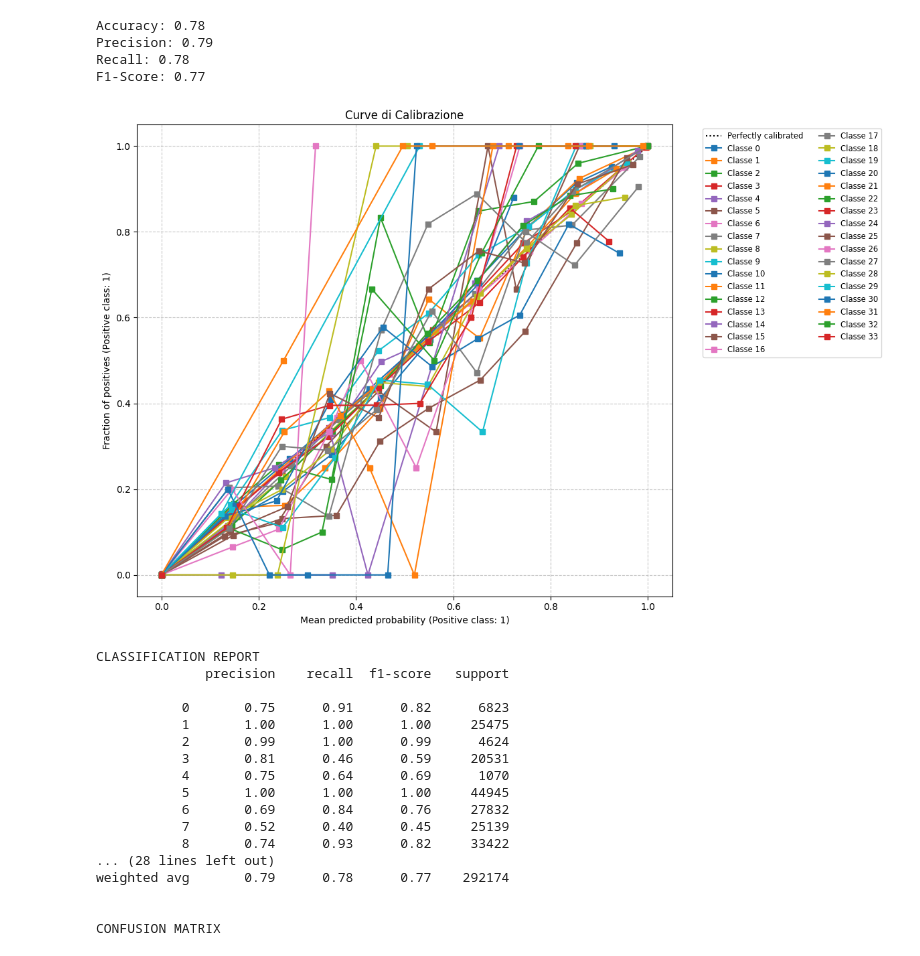
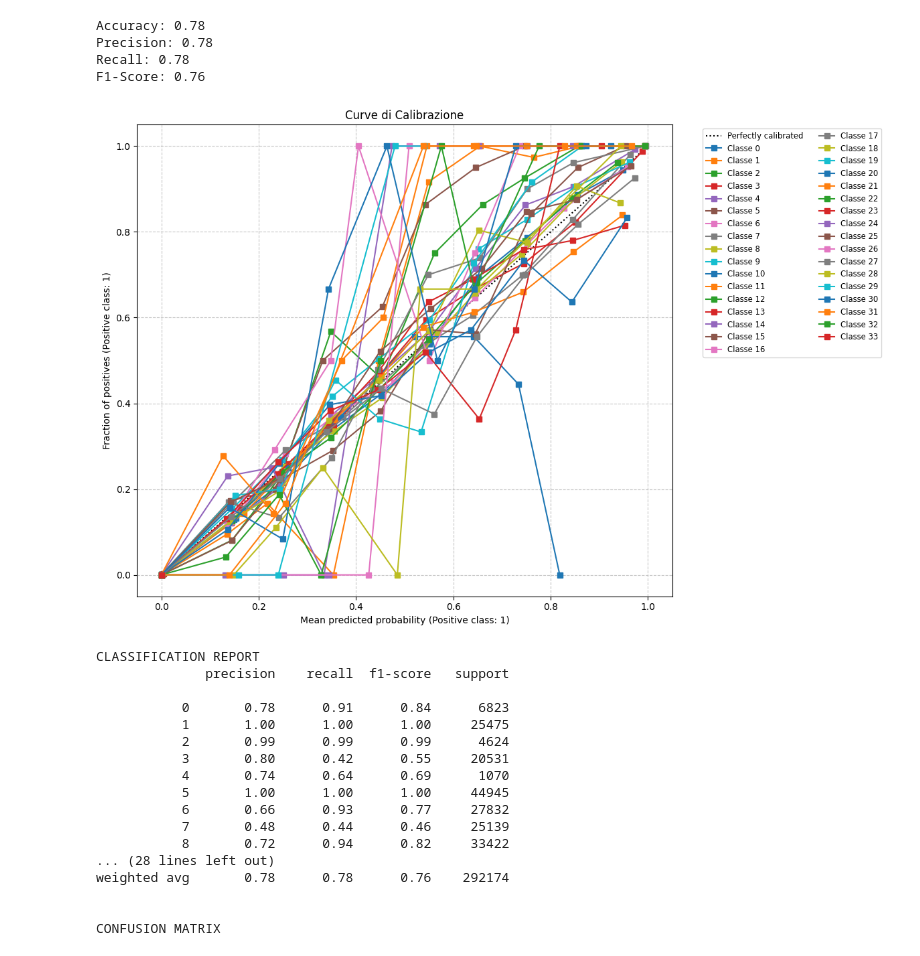
Before and after one commit to MattiaChiari/ML-Network-Traffic-Analysis, a Jupyter notebook: Py/index.ipynb, the cells around one changed output. Cells and saved outputs as stored; diff of their text form; code cells hidden in the pictures.

```diff
--- a/Py/index.ipynb
+++ b/Py/index.ipynb
@@ -229,19 +265,42 @@ CONFUSION MATRIX
 # %%
+
 # Random Forest
 from sklearn.ensemble import RandomForestClassifier
 from sklearn.metrics import accuracy_score, precision_score, recall_score, f1_score
 
 X_train, X_test, y_train, y_test = train_test_split(X, y, test_size=0.2, random_state=42)
 
+# -- Oversampling e Undersampling --
+MAX_RIGHE = 15000
+MIN_RIGHE = 3000
+
+#Funzioni per il calcolo dei conteggi, necessarie per utilizzare il calibratore. (se non lo mettessimo quandoil calibrtore divide i dati in 3 i smapler vanno in crash)
+def calcola_under(y_al_momento):
+    conteggi = Counter(y_al_momento)
+    return {clas: min(n, MAX_RIGHE) for clas, n in conteggi.items()}
+
+def calcola_over(y_al_momento):
+    conteggi = Counter(y_al_momento)
+    return {clas: max(n, MIN_RIGHE) for clas, n in conteggi.items()}
+
+undersampler = RandomUnderSampler(sampling_strategy=calcola_under, random_state=42)
+oversampler  = SMOTE(sampling_strategy=calcola_over, random_state=42, k_neighbors=3)
+
 rf_model = RandomForestClassifier(
     n_estimators=100,
-    max_depth=20,                          # Aggiungo un max_depth così da poter non far crushare la ram
-    class_weight='balanced',                # Necessario per bilanciare gli output a causa dello sbilanciamento del dataset
+    #max_depth=20,                          # Aggiungo un max_depth così da poter non far crushare la ram
+    #class_weight='balanced',                # Necessario per bilanciare gli output a causa dello sbilanciamento del dataset
     random_state=42,
     n_jobs=-1
 )
 
-calibrated_rf = CalibratedClassifierCV(rf_model, method='isotonic', cv=3)
+pipeline_rf = Pipeline(steps=[
+    ('Riduci_Maggioranza', undersampler),
+    ('Aumenta_Minoranza', oversampler),
+    ('Classificatore_RF', rf_model)
+])
+
+calibrated_rf = CalibratedClassifierCV(pipeline_rf, method='isotonic', cv=3)
 calibrated_rf.fit(X_train, y_train)
 
 y_pred_rf = calibrated_rf.predict(X_test)
@@ -284,50 +343,56 @@ print(classification_report(y_test, y_pred_rf, zero_division=0))
 print("\nCONFUSION MATRIX")
 cm = confusion_matrix(y_test, y_pred_rf)
 plt.figure(figsize=(15, 12))
 sns.heatmap(cm, annot=True,fmt='g', annot_kws={"size":7}, cmap='Blues',cbar=True)
 plt.title('Random Forest')
 plt.xlabel('Classe Predetta')
 plt.ylabel('Classe Reale')
 plt.show()
 
 # TEST
 # Prova con n_estimators = 100 e test/train di 70%30%, Risultati: Accuracy: 0.78, Precision: 0.78, Recall: 0.77, F1-Score: 0.78
 # Prova con n_estimators = 100, test/train di 70%30% e max_depth:20, Risultati: Accuracy: 0.76, Precision: 0.78, Recall: 0.76, F1-Score: 0.76 T_Esec: 1:24
 # Prova con n_estimators = 100, test/train di 80%20% e max_depth:20, Risultati: Accuracy: 0.76, Precision: 0.78, Recall: 0.76, F1-Score: 0.76 T_Esec: 1:47
 # Prova con n_estimators = 200, test/train di 70%30% e max_depth:20, Risultati: Accuracy: 0.76, Precision: 0.78, Recall: 0.76, F1-Score: 0.76 T_Esec: 2:52
 # Prova con n_estimators = 200, test/train di 80%20% e max_depth:20, Risultati: Accuracy: 0.76, Precision: 0.78, Recall: 0.76, F1-Score: 0.76 T_Esec: 3:10
 
 # OSSERVAZIONE:
 # Nel primo test senza limitazioni di profondità questo modello ha raggiunto le prestazioni massime (78%) ma purtroppo nei successivi test non mettere limitazioni
 # ha portato al crash della RAM quindi per garantire stabilità ho dovuto aggiungerla peggiorando le prestazioni.
 # La modifica del numero di alberi (aumentando il numero da 100 a 200) non ha portato alcun tipo di milgioria dal punto di vista della precisione ma ha solo allungato i tempi di esecuzione
 # la mia conclusione finale è che il random forest è un modello di base che produce di buoni risultati ma i limiti di memoria legati alla creazione di
 # alberi paralleli e la difficoltà nell'estrarre pattern più complessi rende questo modello non non ancora sufficientemente accurato.
 
 #TEST 2
 # Aggiunta calibrazione con CalibratedClassifierCV Risultati:Accuracy: 0.78, Precision: 0.79, Recall: 0.78, F1-Score: 0.77 T_Esec: 2:43 -- Grazie alla calibrazione si nota un miglioramento delle statistche
 # L'applicazione della calibrazione ha prodotto risultati eccellenti per l'affidabilità dei punteggi. dal grafico si vede chiaramente che il modello si avvicina molto di più alla perfezione (linea diagonale).
 # Nonstante questo ancora alcune classi vengono sbagliate, soprattutto nella fase iniziale del lavoro.
+
+#Test 3
+# Aggiunto Oversampling e Undersampling Risultati: Accuracy: 0.78 Precision: 0.78 Recall: 0.78 F1-Score: 0.76 T_esec: 2:35 (MAX_RIGHE = 15000, MIN_RIGHE = 3000)
+# Applicando Oversampling e Undersampling l'accuratezza totale non cambia ma il macroF1 aumenta e passa da 0.56 a 0.60 con ancora alcune classi ferme allo 0%
+
+# Dopo ver riaggiunto tre colonne: Header Lenght, psh_flag_number e rst_flag_number Risultati: Accuracy: 0.78 Precision: 0.78 Recall: 0.78 F1-Score: 0.76 macro avg: 0.60 T_esec: 0:58
 # %% [output]
 Accuracy: 0.78
-Precision: 0.79
+Precision: 0.78
 Recall: 0.78
-F1-Score: 0.77
+F1-Score: 0.76
-[figure, old version]
+[figure, new version]
 CLASSIFICATION REPORT
               precision    recall  f1-score   support
 
-           0       0.75      0.91      0.82      6823
+           0       0.78      0.91      0.84      6823
            1       1.00      1.00      1.00     25475
-           2       0.99      1.00      0.99      4624
-           3       0.81      0.46      0.59     20531
-           4       0.75      0.64      0.69      1070
+           2       0.99      0.99      0.99      4624
+           3       0.80      0.42      0.55     20531
+           4       0.74      0.64      0.69      1070
            5       1.00      1.00      1.00     44945
-           6       0.69      0.84      0.76     27832
-           7       0.52      0.40      0.45     25139
-           8       0.74      0.93      0.82     33422
+           6       0.66      0.93      0.77     27832
+           7       0.48      0.44      0.46     25139
+           8       0.72      0.94      0.82     33422
 ... (28 lines left out)
-weighted avg       0.79      0.78      0.77    292174
+weighted avg       0.78      0.78      0.76    292174
 
 
 CONFUSION MATRIX
```
Also changed, not shown: parts of 6 cells of this notebook, 1 other file.
